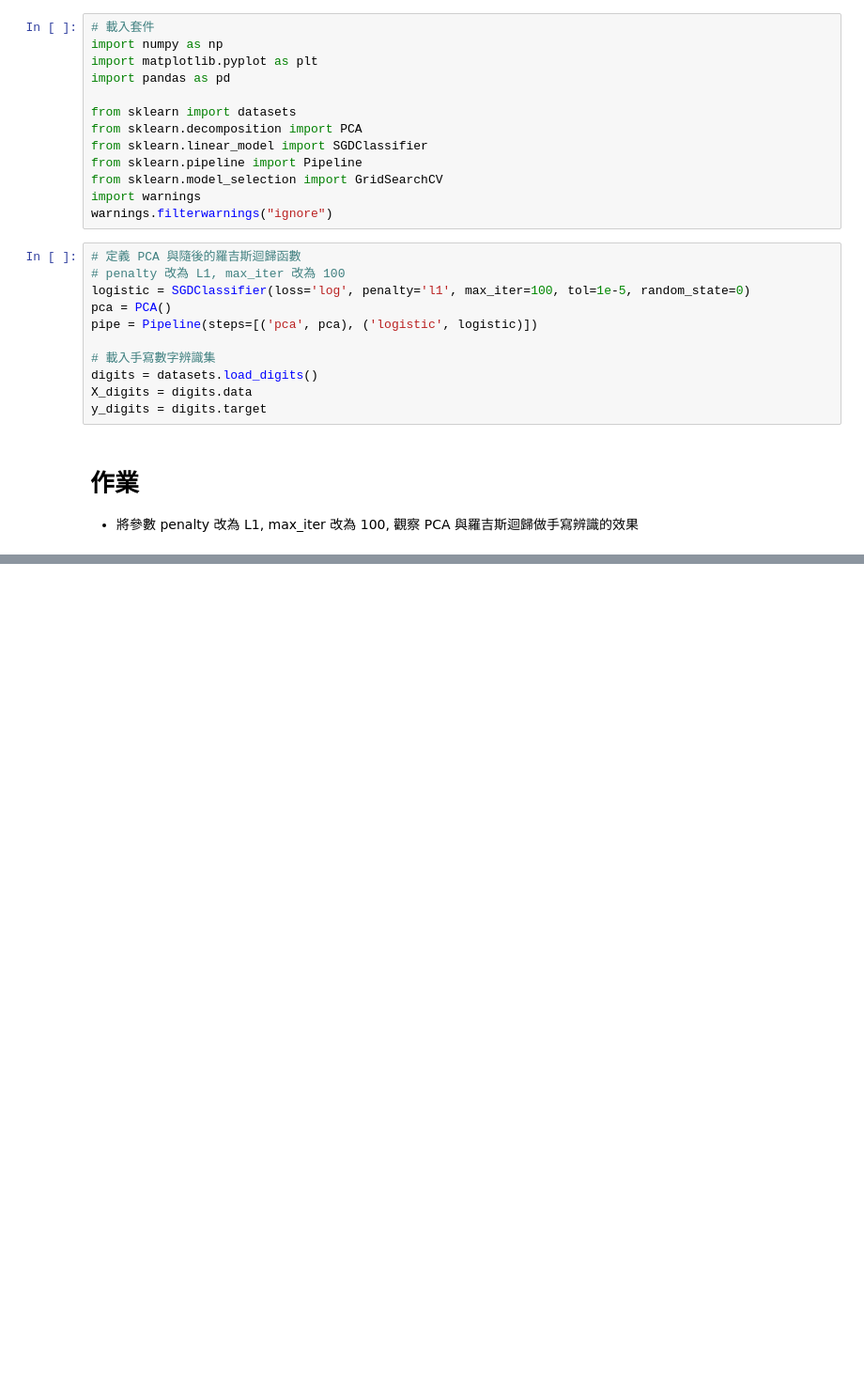
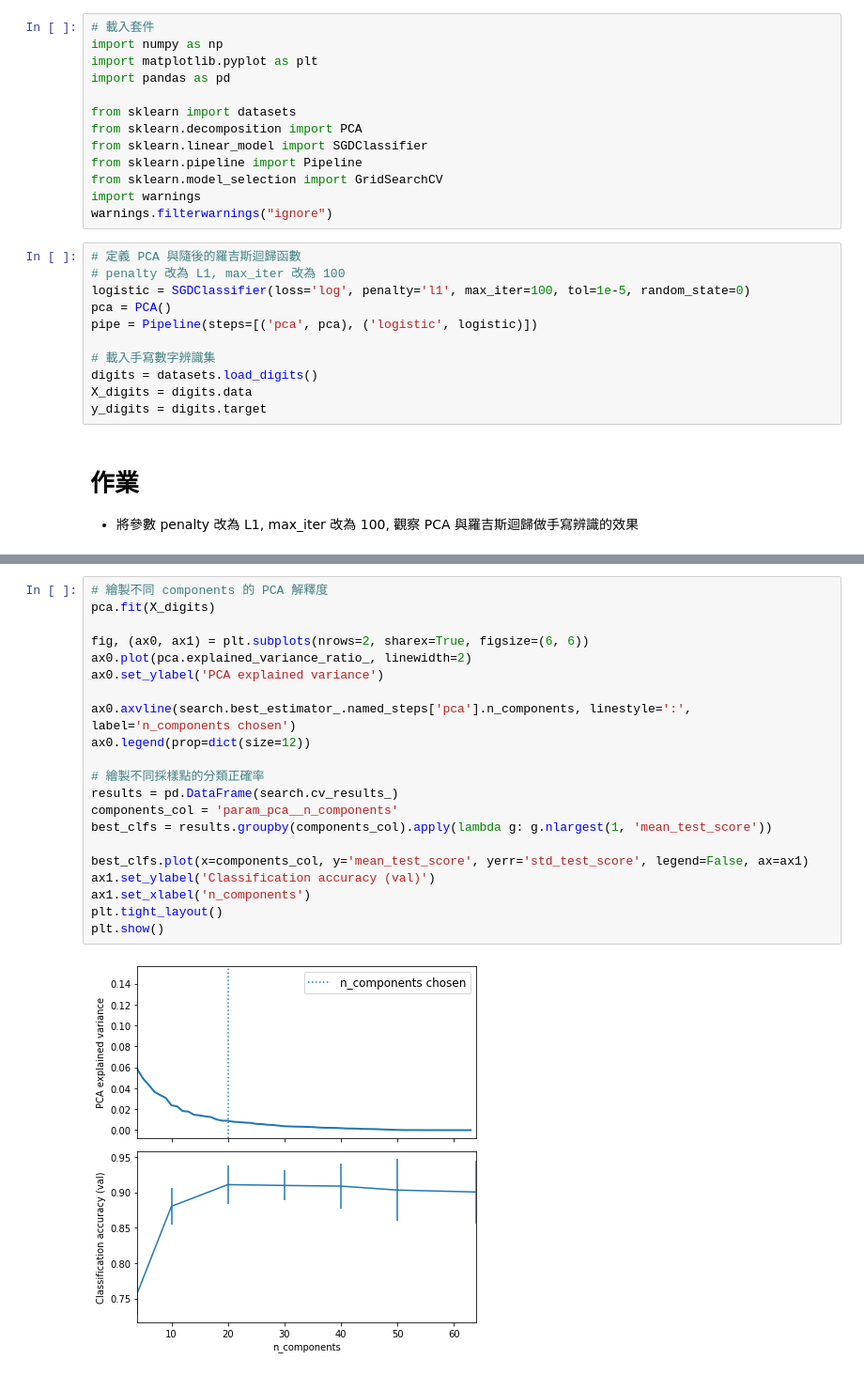
Before and after one commit to danleetw/2nd-ML100Days, a Jupyter notebook: homework/Day_060_PCA_HW.ipynb, the cells around one changed output, grey strips where cells are left out. Shown at 94% size. Saved outputs shown, nothing was run; the diff lists cells and outputs as text; blank space fills up the shorter version.

```diff
--- a/homework/Day_060_PCA_HW.ipynb
+++ b/homework/Day_060_PCA_HW.ipynb
@@ -58,0 +75,23 @@ plt.show()
+# %%
+# 繪製不同 components 的 PCA 解釋度
+pca.fit(X_digits)
+
+fig, (ax0, ax1) = plt.subplots(nrows=2, sharex=True, figsize=(6, 6))
+ax0.plot(pca.explained_variance_ratio_, linewidth=2)
+ax0.set_ylabel('PCA explained variance')
+
+ax0.axvline(search.best_estimator_.named_steps['pca'].n_components, linestyle=':', label='n_components chosen')
+ax0.legend(prop=dict(size=12))
+
+# 繪製不同採樣點的分類正確率
+results = pd.DataFrame(search.cv_results_)
+components_col = 'param_pca__n_components'
+best_clfs = results.groupby(components_col).apply(lambda g: g.nlargest(1, 'mean_test_score'))
+
+best_clfs.plot(x=components_col, y='mean_test_score', yerr='std_test_score', legend=False, ax=ax1)
+ax1.set_ylabel('Classification accuracy (val)')
+ax1.set_xlabel('n_components')
+plt.tight_layout()
+plt.show()
+# %% [output]
+[figure, added]
```
Also changed, not shown: parts of 4 cells of this notebook.
